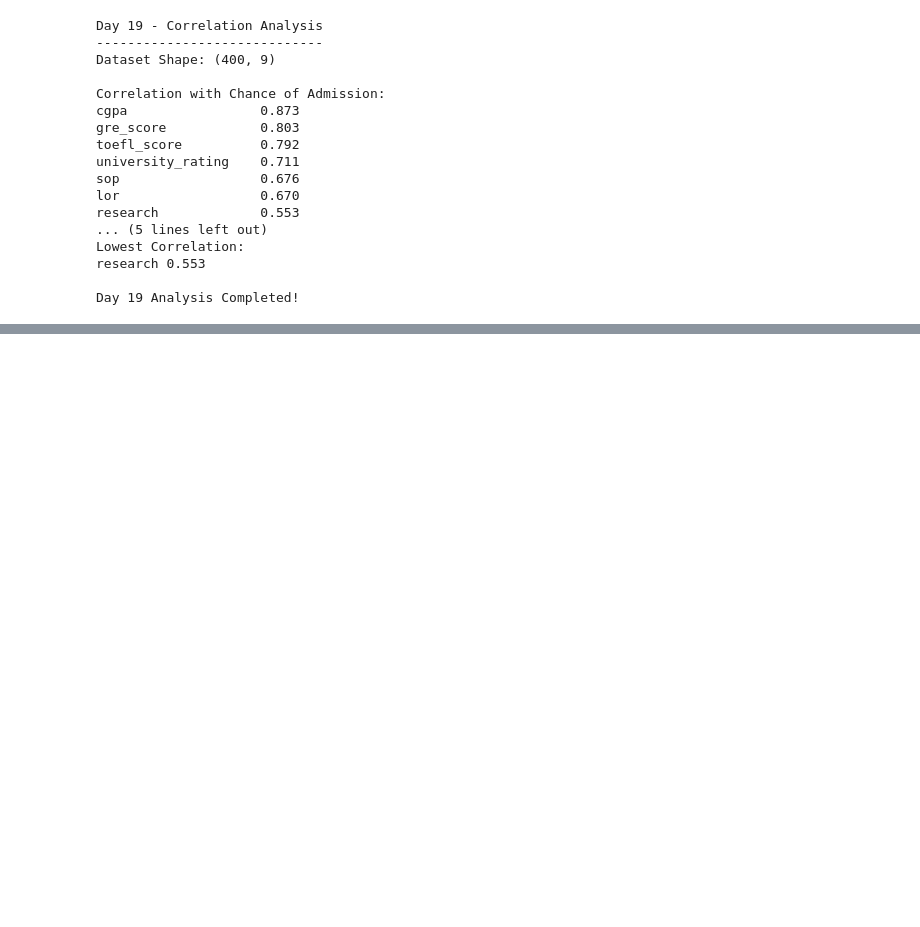
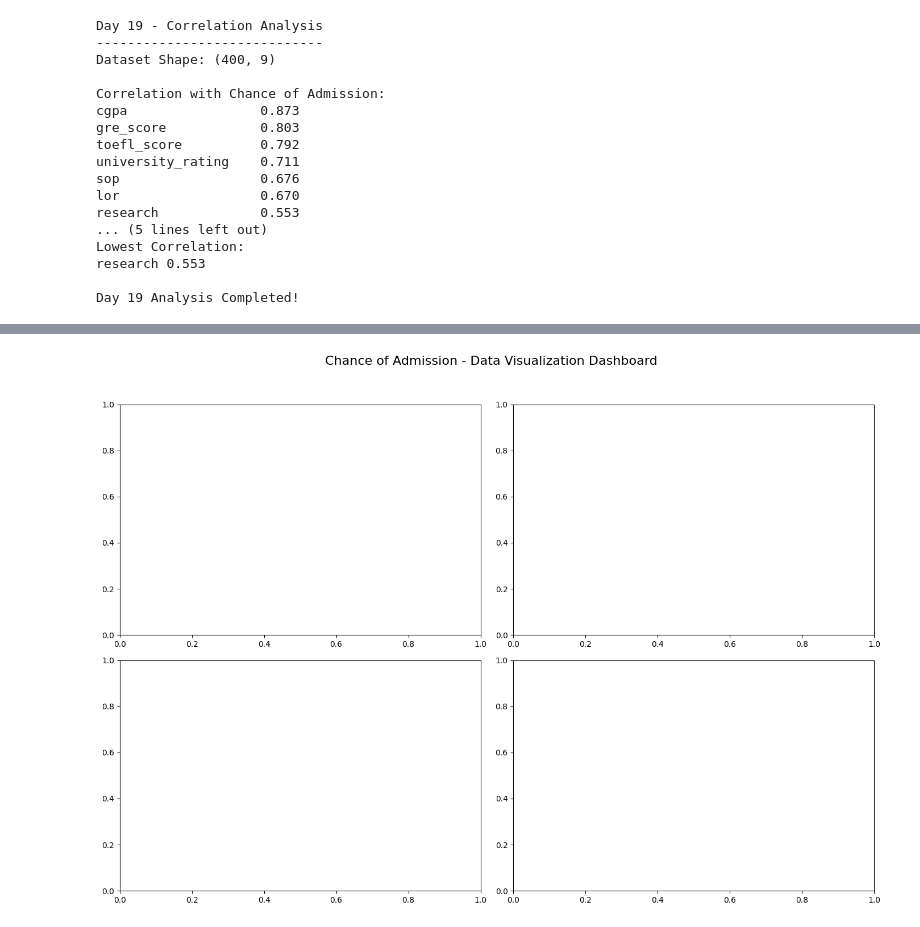
Before and after one commit to sumanamishra1120-ux/Chance-of-Admission-Higher-Studies, a Jupyter notebook: Chance_of_Admission_Higher_Studies.ipynb, the cells around one changed output, grey strips where cells are left out. Saved outputs shown, nothing was run; the diff lists cells and outputs as text; code cells hidden in the pictures; blank space fills up the shorter version.

```diff
--- a/Chance_of_Admission_Higher_Studies.ipynb
+++ b/Chance_of_Admission_Higher_Studies.ipynb
@@ -2945,0 +2988,12 @@ Day 19 Analysis Completed!
+# %%
+fig, axes = plt.subplots(2, 2, figsize=(14, 10))
+
+fig.suptitle(
+    "Chance of Admission - Data Visualization Dashboard",
+    fontsize=16
+)
+
+plt.tight_layout(rect=[0, 0, 1, 0.95])
+plt.show()
+# %% [output]
+[figure, added]
```
Also changed, not shown: parts of 30 cells of this notebook.
